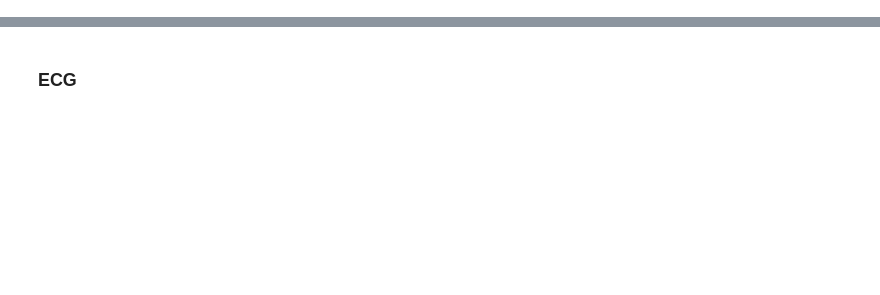
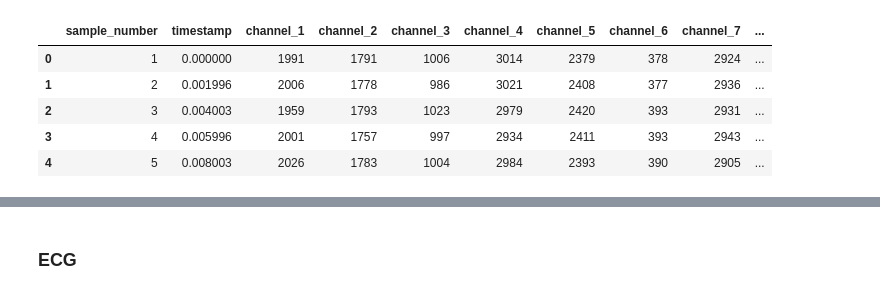
Before and after one commit to EloySerrudo/EEG_Project, a Jupyter notebook: bin/EDA.ipynb, the cells around one changed output, grey strips where cells are left out. Saved outputs shown, nothing was run; the diff lists cells and outputs as text; code cells hidden in the pictures; blank space fills up the shorter version.

```diff
--- a/bin/EDA.ipynb
+++ b/bin/EDA.ipynb
@@ -9,0 +201,11 @@ import ast
+# %%
+signal = pd.read_csv("datos.csv")
+signal.timestamp = signal.timestamp.apply(lambda x: (x - signal.timestamp.iloc[0]) / 10 ** 6)
+signal.head()
+# %% [output]
+|  | sample_number | timestamp | channel_1 | channel_2 | channel_3 | channel_4 | channel_5 | channel_6 | channel_7 | ... |
+| 0 | 1 | 0.000000 | 1991 | 1791 | 1006 | 3014 | 2379 | 378 | 2924 | ... |
+| 1 | 2 | 0.001996 | 2006 | 1778 | 986 | 3021 | 2408 | 377 | 2936 | ... |
+| 2 | 3 | 0.004003 | 1959 | 1793 | 1023 | 2979 | 2420 | 393 | 2931 | ... |
+| 3 | 4 | 0.005996 | 2001 | 1757 | 997 | 2934 | 2411 | 393 | 2943 | ... |
+| 4 | 5 | 0.008003 | 2026 | 1783 | 1004 | 2984 | 2393 | 390 | 2905 | ... |
```
Also changed, not shown: parts of 19 cells of this notebook, 5 other files.
